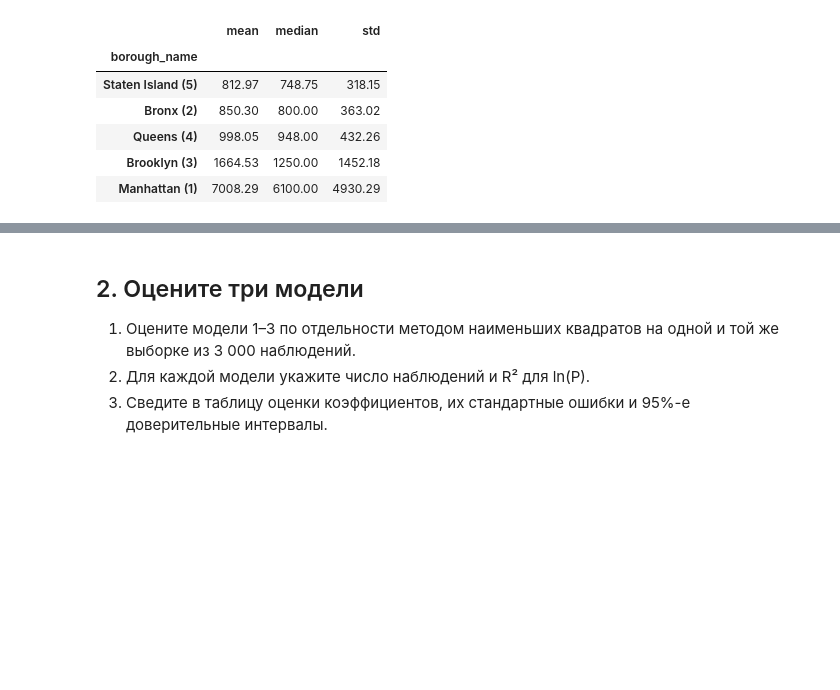
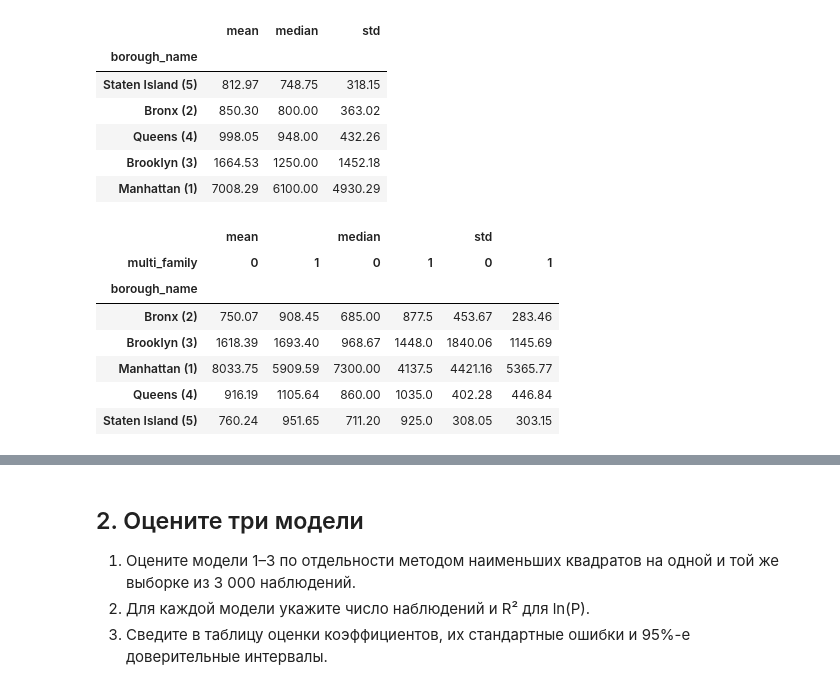
Before and after one commit to Lancet03/Econometrics_homework_1, a Jupyter notebook: ДЗ_01.ipynb, the cells around one changed output, grey strips where cells are left out. Cells and saved outputs as stored; diff of their text form; code cells hidden in the pictures; blank space fills up the shorter version.

```diff
--- a/ДЗ_01.ipynb
+++ b/ДЗ_01.ipynb
@@ -233,3 +233,20 @@ fig.show()
 | Queens (4) | 998.05 | 948.00 | 432.26 |
 | Brooklyn (3) | 1664.53 | 1250.00 | 1452.18 |
 | Manhattan (1) | 7008.29 | 6100.00 | 4930.29 |
+# %%
+plot_data_agg = (
+    plot_data.groupby(['borough_name', 'multi_family'])['price']
+    .agg(['mean', 'median', 'std'])
+    .unstack('multi_family')
+    .round(2)
+)
+plot_data_agg
+# %% [output]
+|  | mean |  | median |  | std |  |
+| multi_family | 0 | 1 | 0 | 1 | 0 | 1 |
+| borough_name |  |  |  |  |  |  |
+| Bronx (2) | 750.07 | 908.45 | 685.00 | 877.5 | 453.67 | 283.46 |
+| Brooklyn (3) | 1618.39 | 1693.40 | 968.67 | 1448.0 | 1840.06 | 1145.69 |
+| Manhattan (1) | 8033.75 | 5909.59 | 7300.00 | 4137.5 | 4421.16 | 5365.77 |
+| Queens (4) | 916.19 | 1105.64 | 860.00 | 1035.0 | 402.28 | 446.84 |
+| Staten Island (5) | 760.24 | 951.65 | 711.20 | 925.0 | 308.05 | 303.15 |
```
Also changed, not shown: parts of 16 cells of this notebook.
